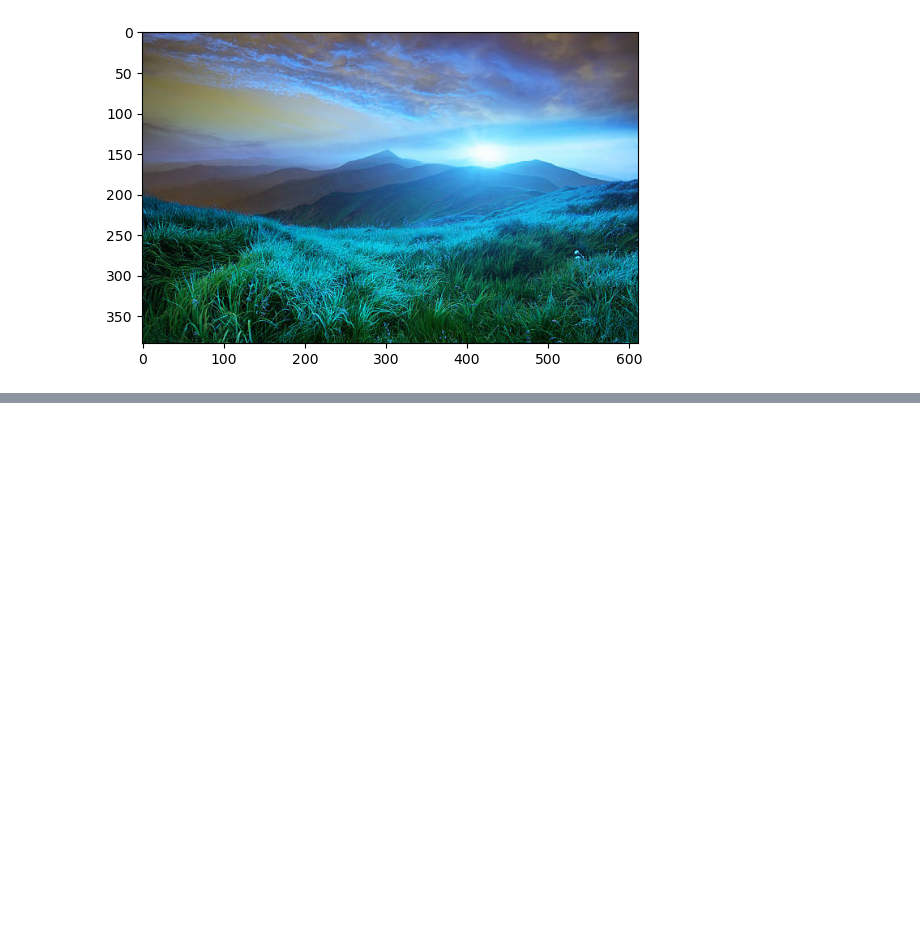
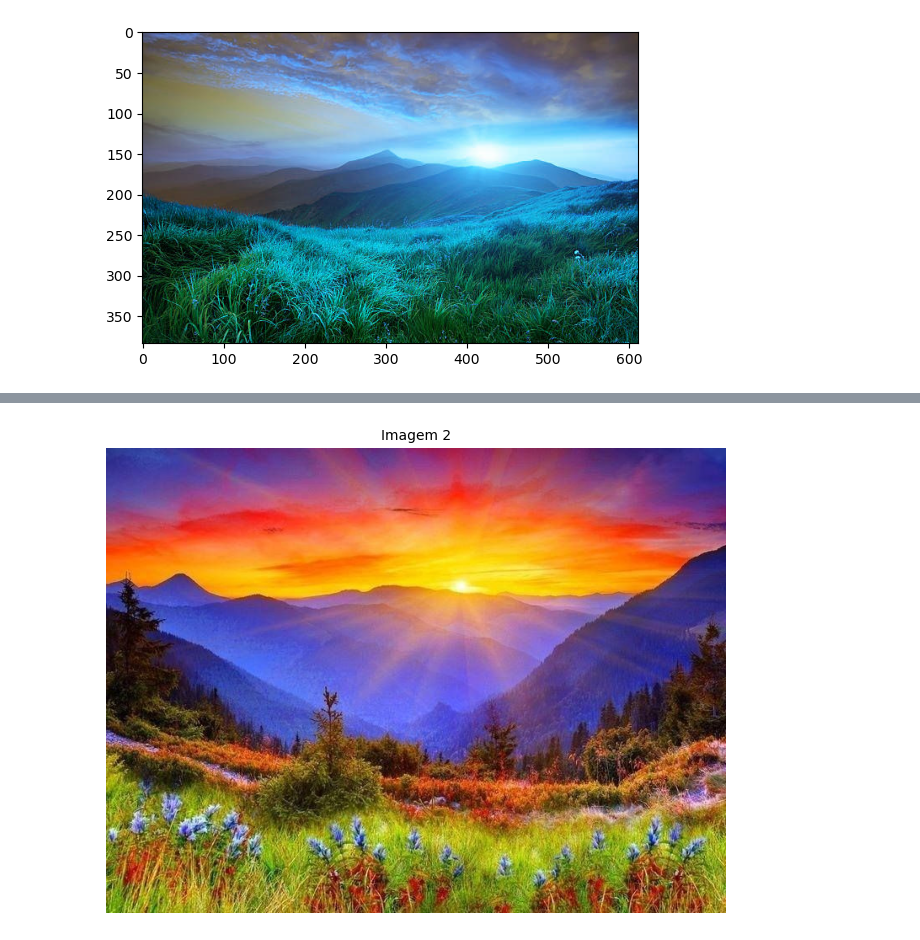
Before and after one commit to marcosmorais94/formacao-inteligencia-artificial, a Jupyter notebook: analises-imagens-IA/Projeto1-Manipulacao_Imagens_IA.ipynb, the cells around one changed output, grey strips where cells are left out. Drawn from its saved outputs; the diff is of its cells as text; code cells hidden in the pictures; blank space fills up the shorter version.

```diff
--- a/analises-imagens-IA/Projeto1-Manipulacao_Imagens_IA.ipynb
+++ b/analises-imagens-IA/Projeto1-Manipulacao_Imagens_IA.ipynb
@@ -96,0 +137,6 @@ plt.imshow(img1)
+# %%
+# Carregando e visualizando uma imagem
+img2 = cv2.imread('imagens/img2.jpg')
+visualiza_imagem(img2, title = ['Imagem 2'])
+# %% [output]
+[figure, added]
```
Also changed, not shown: parts of 12 cells of this notebook.
